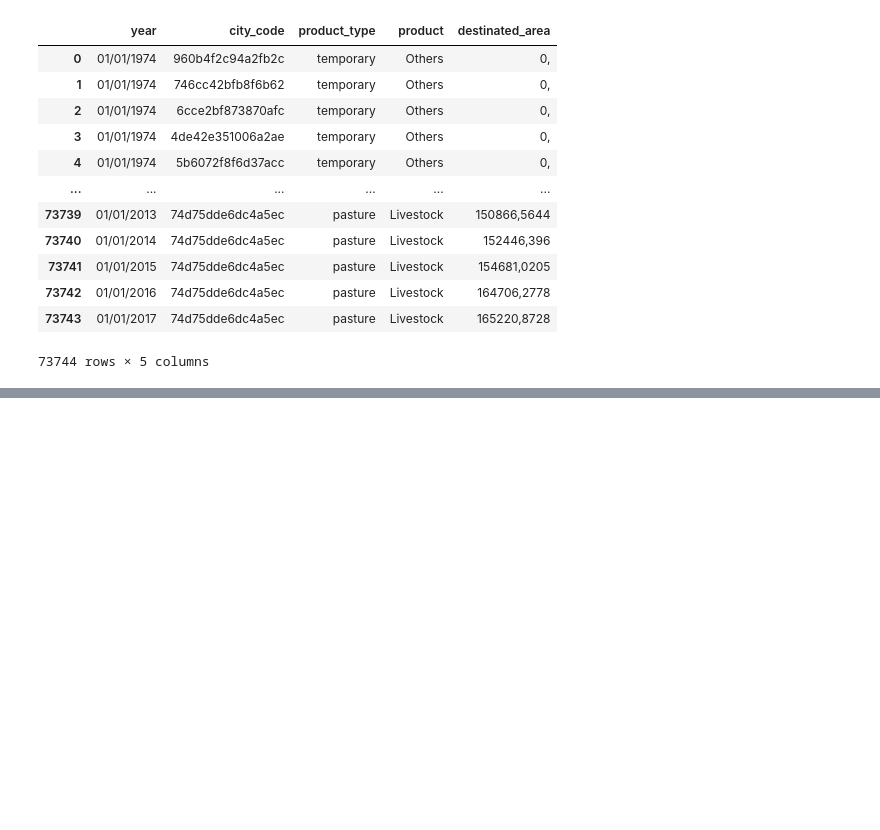
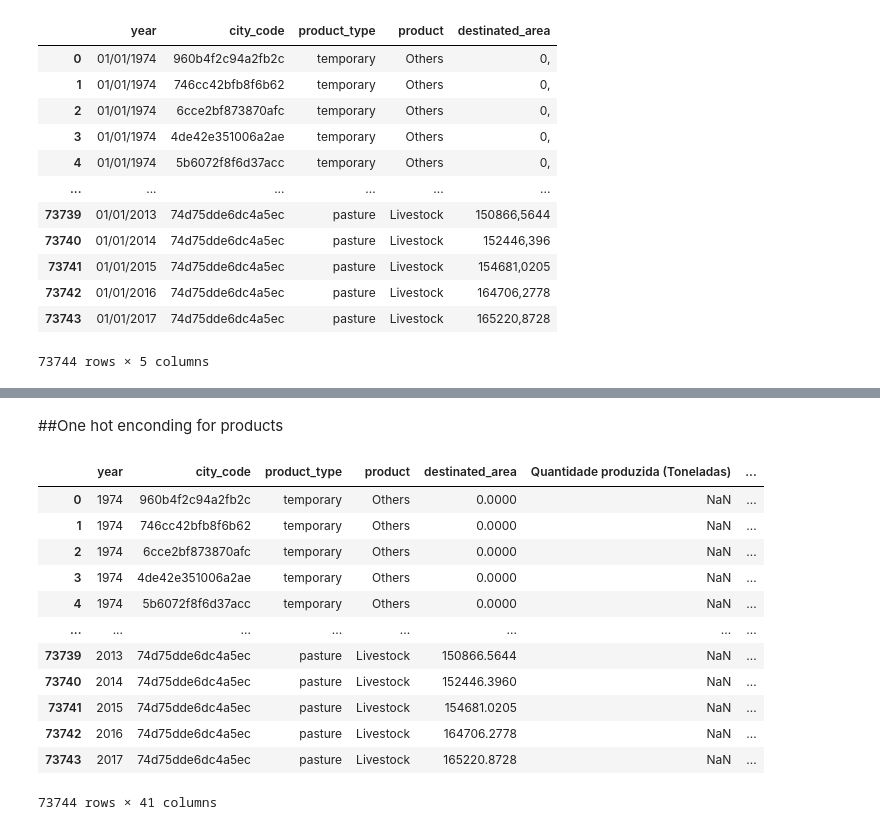
Before and after one commit to LucasLessa1/challengeBain, a Jupyter notebook: Desafio_Bain_&_Company.ipynb, the cells around one changed output, grey strips where cells are left out. Cells and saved outputs as stored; diff of their text form; code cells hidden in the pictures; blank space fills up the shorter version.

```diff
--- a/Desafio_Bain_&_Company.ipynb
+++ b/Desafio_Bain_&_Company.ipynb
@@ -158,0 +256,2 @@ df.head()
+# %%
+df_met.rename(columns={'Ano':'year'}, inplace=True)
@@ -158,0 +399,2 @@ df.head()
+# %%
+df_products.rename(columns={'Ano':'year', 'Produto':'product'}, inplace=True)
@@ -158,0 +409,2 @@ df.head()
+# %%
+df_with_products = df.merge(df_products, on=["year","product"], how="left")
@@ -158,0 +446,2 @@ df.head()
+# %%
+df_total = df_with_products.merge(df_met, on="year", how="left")
@@ -158,0 +568,28 @@ df.head()
+# %% [markdown]
+##One hot enconding for products
+# %%
+from sklearn.preprocessing import OneHotEncoder
+
+encoder = OneHotEncoder(handle_unknown='ignore')
+
+#perform one-hot encoding on 'team' column
+encoder_df = pd.DataFrame(encoder.fit_transform(df_total[['product', "product_type"]]).toarray())
+
+#merge one-hot encoded columns back with original DataFrame
+final_df = df_total.join(encoder_df)
+
+final_df
+# %% [output]
+|  | year | city_code | product_type | product | destinated_area | Quantidade produzida (Toneladas) | ... |
+| 0 | 1974 | 960b4f2c94a2fb2c | temporary | Others | 0.0000 | NaN | ... |
+| 1 | 1974 | 746cc42bfb8f6b62 | temporary | Others | 0.0000 | NaN | ... |
+| 2 | 1974 | 6cce2bf873870afc | temporary | Others | 0.0000 | NaN | ... |
+| 3 | 1974 | 4de42e351006a2ae | temporary | Others | 0.0000 | NaN | ... |
+| 4 | 1974 | 5b6072f8f6d37acc | temporary | Others | 0.0000 | NaN | ... |
+| ... | ... | ... | ... | ... | ... | ... | ... |
+| 73739 | 2013 | 74d75dde6dc4a5ec | pasture | Livestock | 150866.5644 | NaN | ... |
+| 73740 | 2014 | 74d75dde6dc4a5ec | pasture | Livestock | 152446.3960 | NaN | ... |
+| 73741 | 2015 | 74d75dde6dc4a5ec | pasture | Livestock | 154681.0205 | NaN | ... |
+| 73742 | 2016 | 74d75dde6dc4a5ec | pasture | Livestock | 164706.2778 | NaN | ... |
+| 73743 | 2017 | 74d75dde6dc4a5ec | pasture | Livestock | 165220.8728 | NaN | ... |
+73744 rows × 41 columns
```
Also changed, not shown: parts of 127 cells of this notebook.
